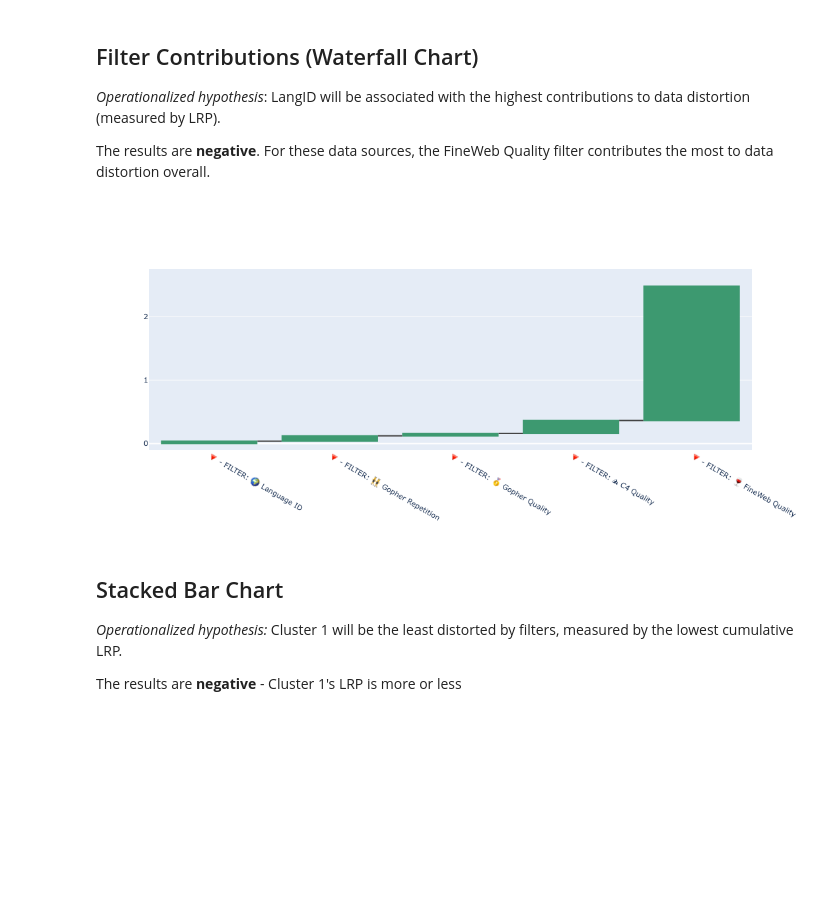
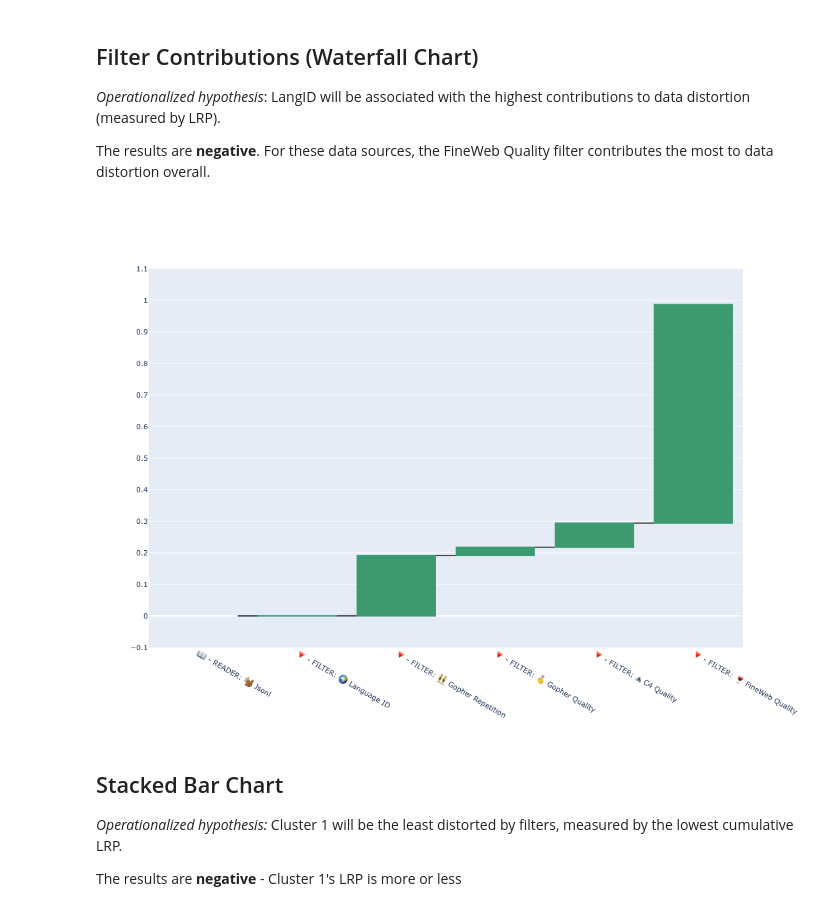
Before and after one commit to jessicacwang/pretraining-quality-mobility, a Jupyter notebook: eval/filter_audit.ipynb, the cells around one changed output. Cells and saved outputs as stored; diff of their text form; code cells hidden in the pictures; blank space fills up the shorter version.

```diff
--- a/eval/filter_audit.ipynb
+++ b/eval/filter_audit.ipynb
@@ -72,6 +81,13 @@ def resolve_cluster_for_component(component_val: str, enrich_map=ENRICH_MAP) ->
         if component_val in components:
             return components[component_val]
 
+def resolve_type_for_genre(genre_val: str) -> str:
+    if genre_val.startswith("W"):
+        return "W"
+    if genre_val.startswith("S"):
+        return "S"
+    return genre_val
+
 def get_color_key(parts, spec_feature_names, enrich_map=ENRICH_MAP):
     if not spec_feature_names:
         return "overall"
@@ -80,12 +96,16 @@ def get_color_key(parts, spec_feature_names, enrich_map=ENRICH_MAP):
 
     if primary_feature == "component":
         return resolve_cluster_for_component(val, enrich_map)
+    if primary_feature == "genre":
+        return resolve_type_for_genre(val)
     return val
 
 all_values = set()
 processed_series = {}
 
 for key, df in series.items():
+    if "value" not in df.columns:
+        continue
     df["value_parts"] = df.value.str.split(" / ")
     spec_feature_names = key.replace("by_", "").replace("_in", "").split("_")
     df["color_key"] = df["value_parts"].apply(lambda parts: get_color_key(parts, spec_feature_names))
@@ -105,6 +140,6 @@ print(f"{len(COLOR_MAP)} values colored")
 # %%
 for key, df in series.items():
-    if key != "overall":
+    if not key.endswith("local") and key != "overall":
         pdf = pmi_data[key]
         pdf["feature_value"] = pdf["feature_value"].astype(str)
         pdf["value_parts"] = pdf.feature_value.str.split(" / ")
@@ -349,21 +449,21 @@ compute_relative_rate("by_cluster_in_ice", "1")
 
 The results are **negative**. For these data sources, the FineWeb Quality filter contributes the most to data distortion overall.
 # %%
-def render_lrp_contribution(subset_key, color_map=COLOR_MAP, width=600, height=400, font_size=11):
+def render_algo_lrp_contribution(subset_key, color_map=COLOR_MAP, width=800, height=800, font_size=11):
     df = series[subset_key]
     fig = go.Figure(go.Waterfall(
         orientation="v",
         x=df.stage_name,
-        y=df.lrp
+        y=df.lrp,
     ))
-    fig.update_yaxes(dtick=1, range=[-0.1,2.75])
+    fig.update_yaxes(dtick=0.1, range=[-0.1,1.1])
     fig.update_layout(width=width, height=height, font=dict(size=font_size))
     return fig
 
-render_lrp_contribution("overall", height=500)
+render_algo_lrp_contribution("overall", height=800)
 # render_lrp_contribution("overall", height=500).write_image(f"../output/eval/images/retention/lrp_by_stage.png")
 # %% [output]
-[figure, old version]
+[figure, new version]
 # %% [markdown]
 ## Stacked Bar Chart
 
```
Also changed, not shown: parts of 22 cells of this notebook, 3 other files.
